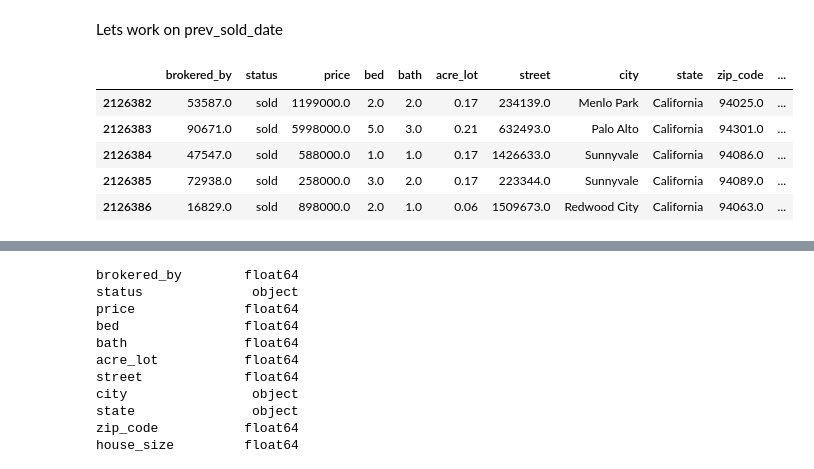
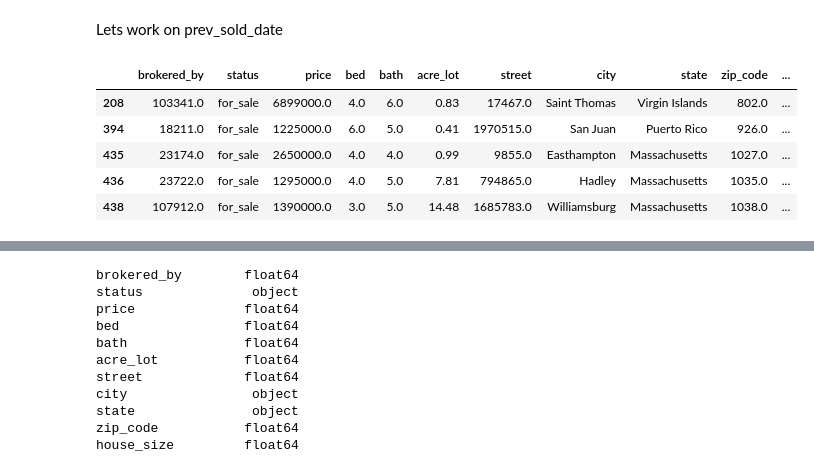
Before and after one commit to Jagannath29/usa_real_estate_price_prediction, a Jupyter notebook: price_prediction.ipynb, the cells around one changed output, grey strips where cells are left out. Cells and saved outputs as stored; diff of their text form; code cells hidden in the pictures.

```diff
--- a/price_prediction.ipynb
+++ b/price_prediction.ipynb
@@ -157,0 +159,2 @@ data.tail()
+# %%
+data.dropna(inplace=True)
@@ -158,13 +178,20 @@ data.tail()
 # %% [markdown]
 Lets work on prev_sold_date
 # %%
-df_dropped[['prev_sold_day', 'prev_sold_month', 'prev_sold_year']] = df_dropped['prev_sold_date'].str.split('-', expand=True)
+data[['prev_sold_day', 'prev_sold_month', 'prev_sold_year']] = data['prev_sold_date'].str.split('-', expand=True)
+# %%
+# Since we have previous sold date day and year in seperate column, we don't need prev_sold_date column
+data.drop('prev_sold_date', axis=1, inplace=True)
+# %%
+# There is Unnamed: 0 col, lets dorp it too
+
+data.drop('Unnamed: 0', axis=1, inplace=True)
 # %%
-df_dropped.head()
+data.head()
 # %% [output]
 |  | brokered_by | status | price | bed | bath | acre_lot | street | city | state | zip_code | ... |
-| 2126382 | 53587.0 | sold | 1199000.0 | 2.0 | 2.0 | 0.17 | 234139.0 | Menlo Park | California | 94025.0 | ... |
-| 2126383 | 90671.0 | sold | 5998000.0 | 5.0 | 3.0 | 0.21 | 632493.0 | Palo Alto | California | 94301.0 | ... |
-| 2126384 | 47547.0 | sold | 588000.0 | 1.0 | 1.0 | 0.17 | 1426633.0 | Sunnyvale | California | 94086.0 | ... |
-| 2126385 | 72938.0 | sold | 258000.0 | 3.0 | 2.0 | 0.17 | 223344.0 | Sunnyvale | California | 94089.0 | ... |
-| 2126386 | 16829.0 | sold | 898000.0 | 2.0 | 1.0 | 0.06 | 1509673.0 | Redwood City | California | 94063.0 | ... |
+| 208 | 103341.0 | for_sale | 6899000.0 | 4.0 | 6.0 | 0.83 | 17467.0 | Saint Thomas | Virgin Islands | 802.0 | ... |
+| 394 | 18211.0 | for_sale | 1225000.0 | 6.0 | 5.0 | 0.41 | 1970515.0 | San Juan | Puerto Rico | 926.0 | ... |
+| 435 | 23174.0 | for_sale | 2650000.0 | 4.0 | 4.0 | 0.99 | 9855.0 | Easthampton | Massachusetts | 1027.0 | ... |
+| 436 | 23722.0 | for_sale | 1295000.0 | 4.0 | 5.0 | 7.81 | 794865.0 | Hadley | Massachusetts | 1035.0 | ... |
+| 438 | 107912.0 | for_sale | 1390000.0 | 3.0 | 5.0 | 14.48 | 1685783.0 | Williamsburg | Massachusetts | 1038.0 | ... |
```
Also changed, not shown: parts of 105 cells of this notebook.
